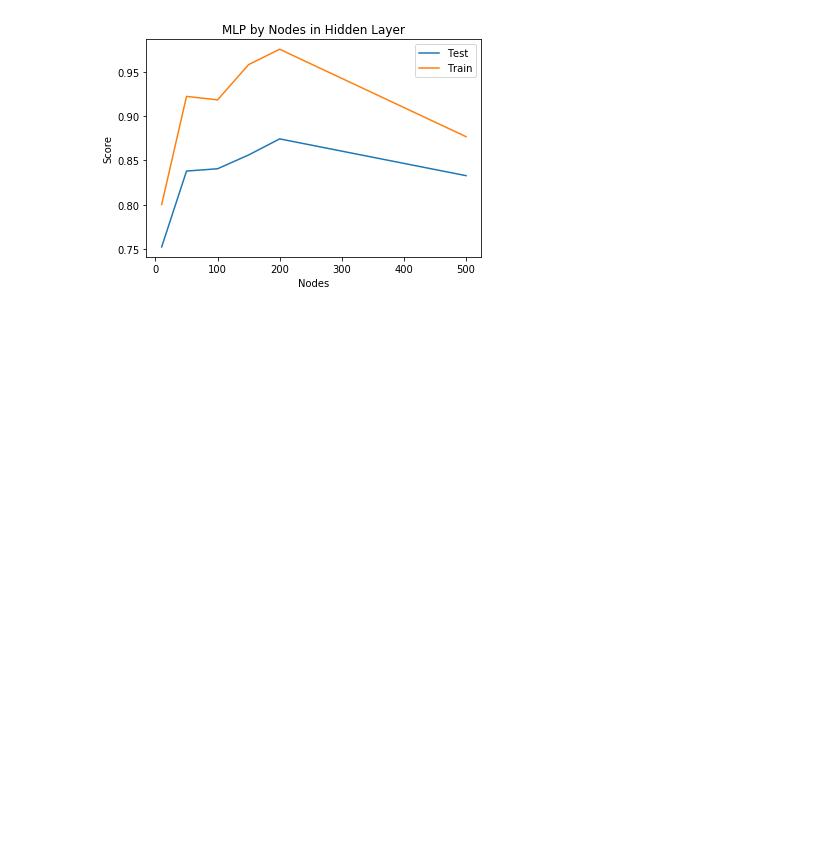
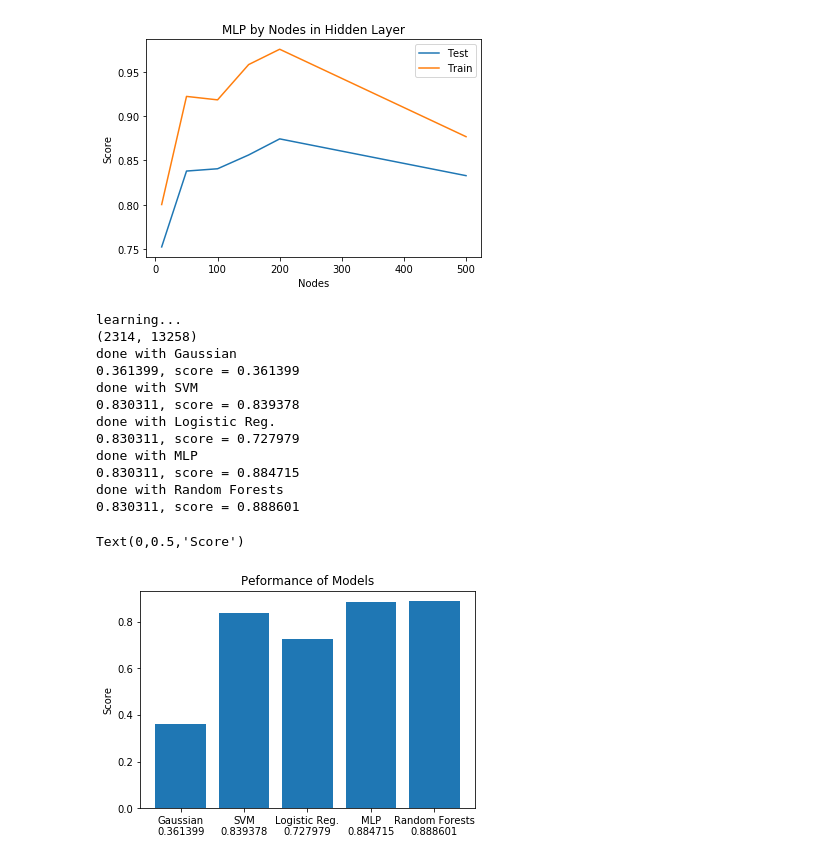
Before and after one commit to MikeBao99/cs181-practicals, a Jupyter notebook: P2/data_file.ipynb, the cells around one changed output. Cells and saved outputs as stored; diff of their text form; code cells hidden in the pictures; blank space fills up the shorter version.

Commit message:
Add Model Performance and Feature Performance Tests

```diff
--- a/P2/data_file.ipynb
+++ b/P2/data_file.ipynb
@@ -85,6 +85,7 @@ from sklearn.model_selection import train_test_split
 from sklearn.gaussian_process import GaussianProcessClassifier
 from sklearn.naive_bayes import GaussianNB
 from sklearn.ensemble import RandomForestClassifier
+from sklearn.metrics import accuracy_score
 
 
 import pickle
@@ -310,7 +311,7 @@ def system_call_unsuccessful(tree):
     return c
 
 
-priors = [3.69, 1.62, 1.20, 1.03, 1.33, 1.26, 1.72, 1.33, 52.14, 0.68, 17.56, 1.04, 12.18, 1.91, 1.30]
+priors = [3.69, 1.62, 1.20, 1.03, 1.33, 1.26, 1.72, 1.33, 52.15, 0.68, 17.56, 1.04, 12.18, 1.91, 1.30]
 
 ## The following function does the feature extraction, learning, and prediction
 
@@ -319,8 +320,8 @@ test_dir = "test"
 outputfile = "predictions3062019.csv"  # feel free to change this or take it as an argument
 
 # TODO put the names of the feature functions you've defined above in this list
-ffs = [system_call_termination_reason, system_call_bigrams, system_call_trigrams]
-# ffs = [first_last_system_call_feats, system_call_count_feats, system_call_termination_reason, system_call_count_feat_types, system_call_processes, system_call_unsuccessful]
+# ffs = [system_call_termination_reason, system_call_bigrams, system_call_trigrams]
+ffs = [first_last_system_call_feats, system_call_count_feats, system_call_termination_reason, system_call_count_feat_types, system_call_processes, system_call_unsuccessful, system_call_bigrams, system_call_trigrams]
 # ffs = [system_call_termination_reason]
 # extract features
 
@@ -416,3 +417,48 @@ print
 print ("writing predictions...")
 util.write_predictions(preds, test_ids, outputfile)
 print ("done!")
+# %%
+import matplotlib.pyplot as plt
+from sklearn.mixture import GaussianMixture
+#DO train here, and learn your classification parameters
+print("learning...")
+print(X_train.shape)
+scores = []
+clfs = []
+clfs.append(GaussianNB([x / 100 for x in priors]))
+clfs.append(LinearSVC())
+clfs.append(LogisticRegression())
+clfs.append(MLPClassifier(hidden_layer_sizes = (80, 100), max_iter=5000, random_state = 1, alpha=0.05))
+clfs.append(RandomForestClassifier(n_estimators = 1000))
+index = 0
+for clf in clfs:
+    if index == 0:
+        clf.fit(X_train.toarray(), t_train)
+        sc = clf.score(X_test.toarray(), t_test)
+    else:
+        clf.fit(X_train,t_train)
+        sc = clf.score(X_test, t_test)
+    scores.append(sc)
+    print "done with " + x_axis[index] + ", score = %f" % sc
+    index += 1
+x_axis = ['Gaussian\n%f' % scores[0], 'SVM\n%f' % scores[1], 'Logistic Reg.\n%f' % scores[2], 'MLP\n%f' % scores[3], 'Random Forests\n%f' % scores[4]]
+x_cardinal = np.arange(len(x_axis))
+plt.bar(x_cardinal, scores)
+plt.xticks(x_cardinal, x_axis)
+plt.title('Peformance of Models')
+plt.ylabel('Score')
+# %% [output]
+learning...
+(2314, 13258)
+done with Gaussian
+0.361399, score = 0.361399
+done with SVM
+0.830311, score = 0.839378
+done with Logistic Reg.
+0.830311, score = 0.727979
+done with MLP
+0.830311, score = 0.884715
+done with Random Forests
+0.830311, score = 0.888601
+Text(0,0.5,'Score')
+[figure, added]
```
Also changed, not shown: parts of 3 cells of this notebook.
